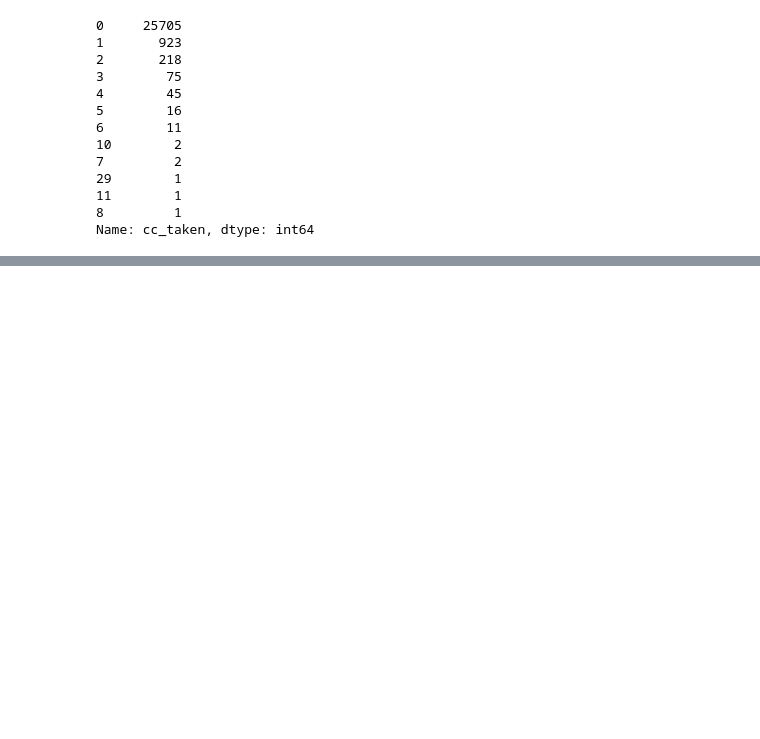
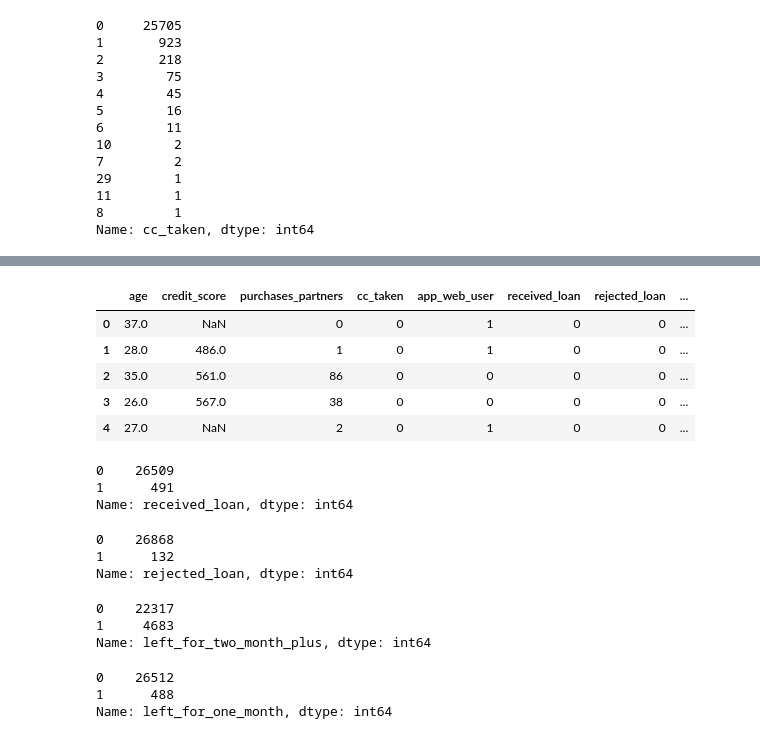
Before and after one commit to innovator-arjun/Minimizing-Churn-Rate--Financial-Habits, a Jupyter notebook: Minimizing Churn Rate.ipynb, the cells around one changed output, grey strips where cells are left out. Saved outputs shown, nothing was run; the diff lists cells and outputs as text; code cells hidden in the pictures; blank space fills up the shorter version.

```diff
--- a/Minimizing Churn Rate.ipynb
+++ b/Minimizing Churn Rate.ipynb
@@ -120,0 +200,38 @@ Name: cc_taken, dtype: int64
+# %%
+data_machine_churn=data_machine_churn.drop(columns=['housing_na','payment_type_na'])
+# %%
+data_machine_churn.head()
+# %% [output]
+|  | age | credit_score | purchases_partners | cc_taken | app_web_user | received_loan | rejected_loan | ... |
+| 0 | 37.0 | NaN | 0 | 0 | 1 | 0 | 0 | ... |
+| 1 | 28.0 | 486.0 | 1 | 0 | 1 | 0 | 0 | ... |
+| 2 | 35.0 | 561.0 | 86 | 0 | 0 | 0 | 0 | ... |
+| 3 | 26.0 | 567.0 | 38 | 0 | 0 | 0 | 0 | ... |
+| 4 | 27.0 | NaN | 2 | 0 | 1 | 0 | 0 | ... |
+# %%
+data_machine_churn.received_loan.value_counts()
+# %% [output]
+0    26509
+1      491
+Name: received_loan, dtype: int64
+# %%
+data_machine_churn.rejected_loan.value_counts()
+# %% [output]
+0    26868
+1      132
+Name: rejected_loan, dtype: int64
+# %%
+
+data_machine_churn.left_for_two_month_plus.value_counts()
+# %% [output]
+0    22317
+1     4683
+Name: left_for_two_month_plus, dtype: int64
+# %%
+
+
+data_machine_churn.left_for_one_month.value_counts()
+# %% [output]
+0    26512
+1      488
+Name: left_for_one_month, dtype: int64
```
Also changed, not shown: parts of 9 cells of this notebook.
